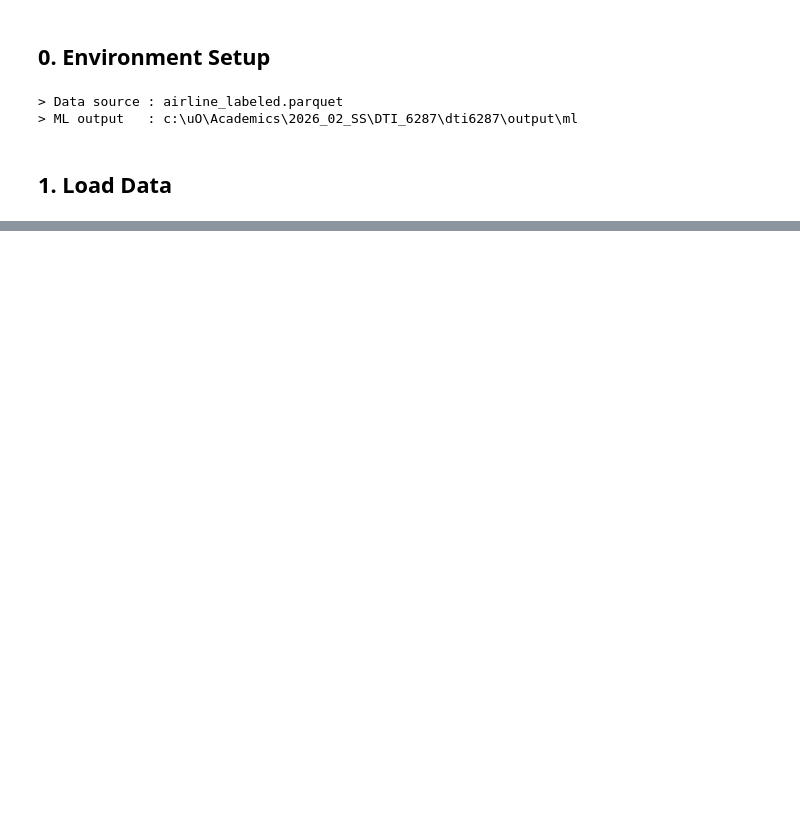
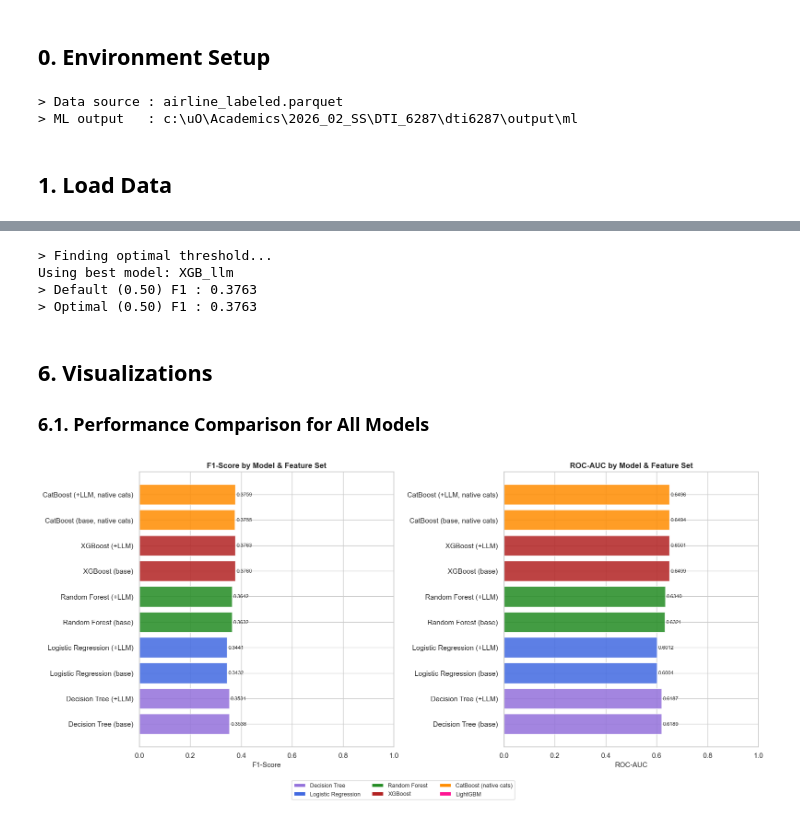
Before and after one commit to jaxendutta/dti6287, a Jupyter notebook: notebooks/03_ml_modeling.ipynb, the cells around one changed output, grey strips where cells are left out. Saved outputs shown, nothing was run; the diff lists cells and outputs as text; code cells hidden in the pictures; blank space fills up the shorter version.

```diff
--- a/notebooks/03_ml_modeling.ipynb
+++ b/notebooks/03_ml_modeling.ipynb
@@ -600,0 +524,72 @@ If the LLM labels are meaningful, flights assigned to 'high delay risk' carriers
+# %%
+from sklearn.metrics import f1_score
+import numpy as np
+
+print('> Finding optimal threshold...')
+
+# Automatically grab the best model based on F1 score from your results dictionary
+best_model_key = max(results, key=lambda k: results[k].get('f1', 0))
+best_model = results[best_model_key]['model']
+
+print(f"Using best model: {best_model_key}")
+
+# Get probabilities for the positive class (Delays)
+# Using X_base_test or X_llm_test depending on which model won
+if 'llm' in best_model_key.lower():
+    y_probs = best_model.predict_proba(X_llm_test)[:, 1]
+else:
+    y_probs = best_model.predict_proba(X_base_test)[:, 1]
+
+# Test thresholds from 0.20 to 0.60
+best_thresh = 0.50
+best_f1 = 0.0
+
+for thresh in np.arange(0.20, 0.61, 0.01):
+    preds = (y_probs >= thresh).astype(int)
+    current_f1 = f1_score(y_test, preds, zero_division=0)
+
+    if current_f1 > best_f1:
+        best_f1 = current_f1
+        best_thresh = thresh
+
+print(f"> Default (0.50) F1 : {results[best_model_key]['f1']:.4f}")
+print(f"> Optimal ({best_thresh:.2f}) F1 : {best_f1:.4f}")
+# %% [output]
+> Finding optimal threshold...
+Using best model: XGB_llm
+> Default (0.50) F1 : 0.3763
+> Optimal (0.50) F1 : 0.3763
+# %% [markdown]
+## 6. Visualizations
+
+### 6.1. Performance Comparison for All Models
+# %%
+fig, axes = plt.subplots(1, 2, figsize=(16, 7))
+
+labels_list = [r['label'] for r in results.values()]
+f1s         = [r['f1']    for r in results.values()]
+aucs        = [r['roc_auc'] for r in results.values()]
+bar_colors  = [MODEL_COLORS.get(k.split('_')[0], 'gray') for k in results.keys()]
+
+for ax, vals, metric in [(axes[0], f1s, 'F1-Score'), (axes[1], aucs, 'ROC-AUC')]:
+    bars = ax.barh(labels_list, vals, color=bar_colors, alpha=0.85, edgecolor='white')
+    ax.set_xlabel(metric, fontsize=11)
+    ax.set_title('{} by Model & Feature Set'.format(metric), fontweight='bold', fontsize=12)
+    ax.set_xlim(0, 1)
+    for bar, v in zip(bars, vals):
+        ax.text(v+0.005, bar.get_y()+bar.get_height()/2, '{:.4f}'.format(v), va='center', fontsize=8)
+
+legend_handles = [mpatches.Patch(facecolor=c, label=n) for n, c in [
+    ('Decision Tree',         MODEL_COLORS['DT']),
+    ('Logistic Regression',   MODEL_COLORS['LR']),
+    ('Random Forest',         MODEL_COLORS['RF']),
+    ('XGBoost',               MODEL_COLORS['XGB']),
+    ('CatBoost (native cats)',MODEL_COLORS['CAT']),
+    ('LightGBM',              MODEL_COLORS['LGB']),
+]]
+fig.legend(handles=legend_handles, loc='lower center', ncol=3, bbox_to_anchor=(0.5, -0.08), fontsize=9)
+plt.tight_layout()
+plt.savefig(ML_OUTPUT / 'model_comparison_v3.png', dpi=150, bbox_inches='tight')
+plt.show()
+# %% [output]
+[figure, added]
```
Also changed, not shown: parts of 91 cells of this notebook, 3 other files.
